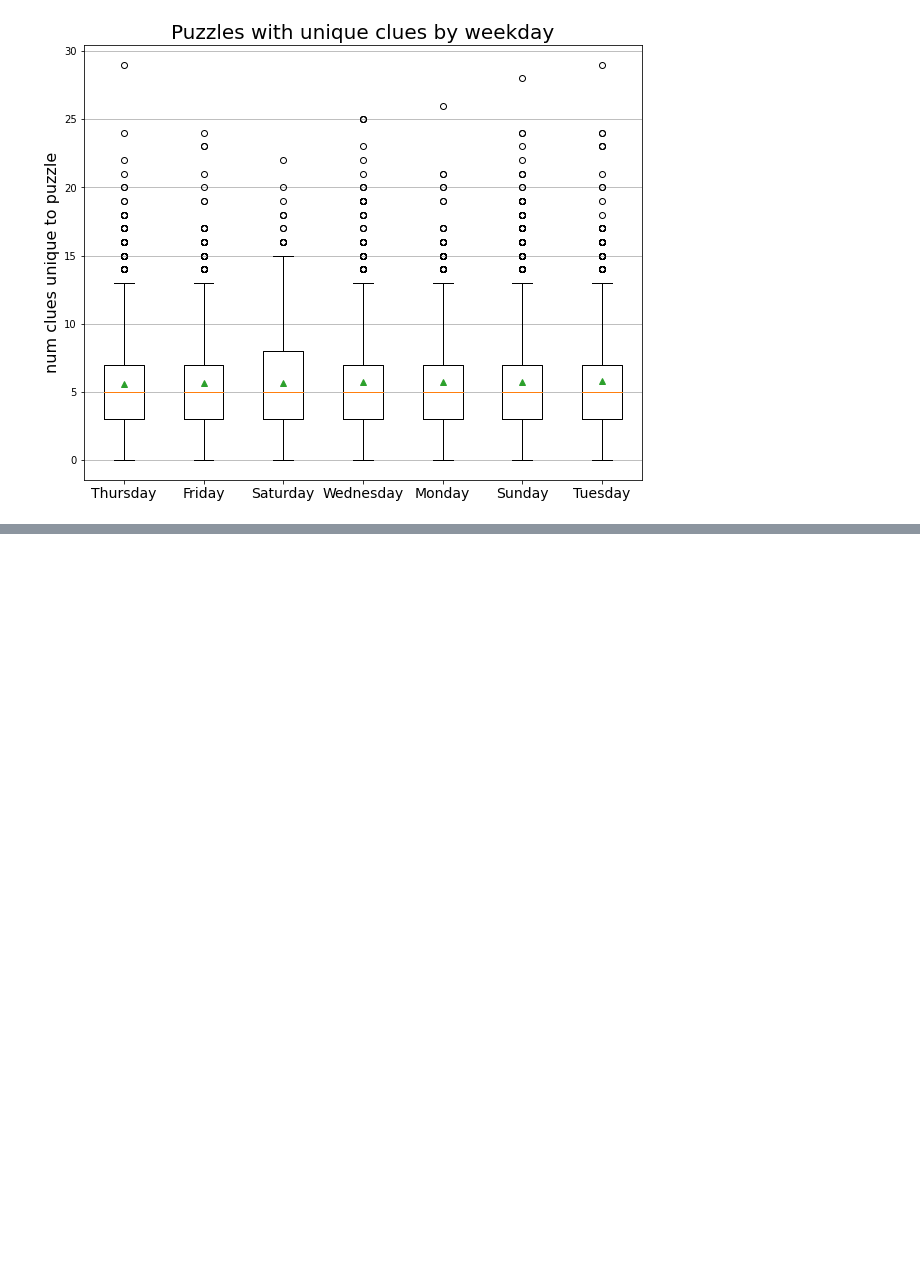
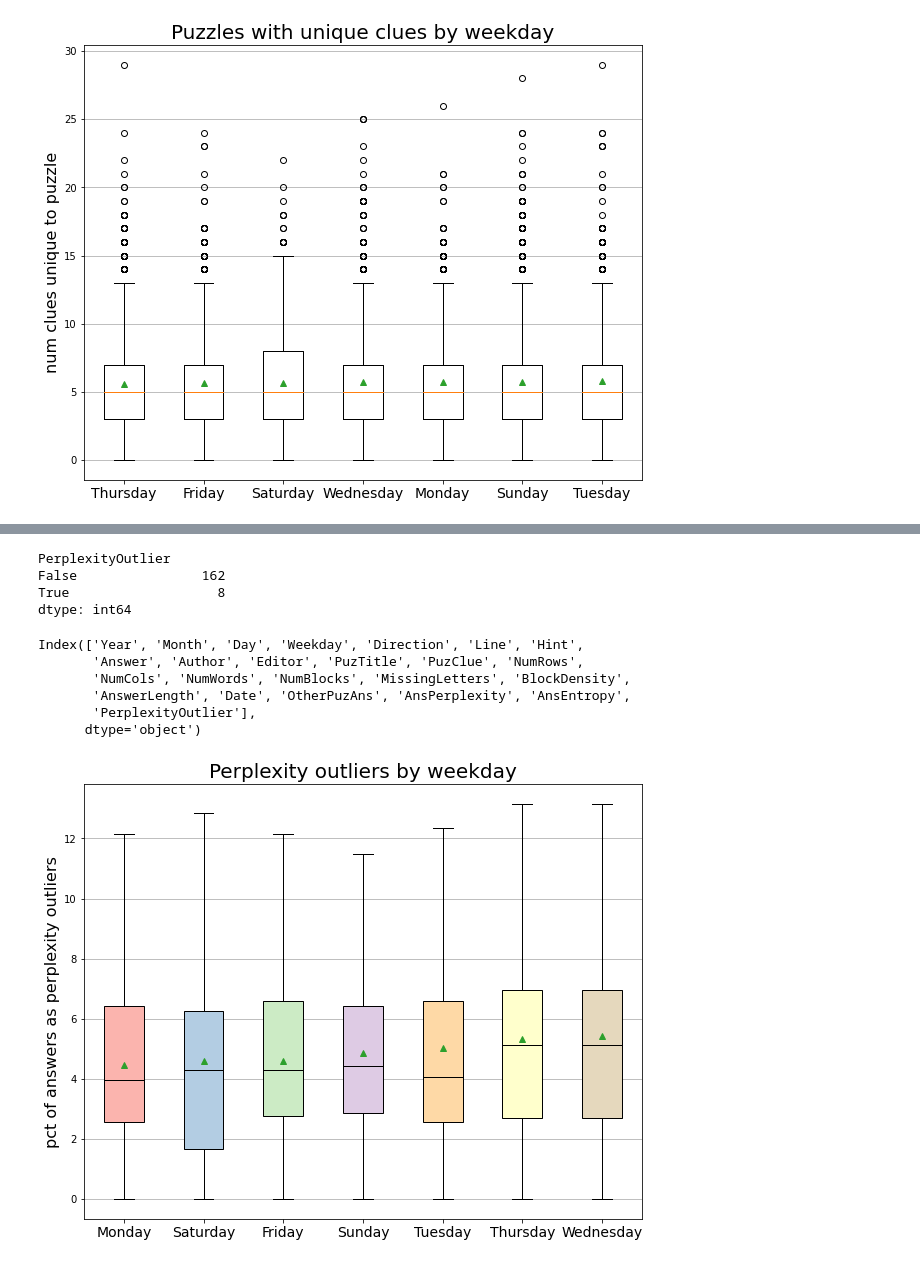
Before and after one commit to nickdanis/gorillawords, a Jupyter notebook: nick-exploratory.ipynb, the cells around one changed output, grey strips where cells are left out. Cells and saved outputs as stored; diff of their text form; code cells hidden in the pictures; blank space fills up the shorter version.

```diff
--- a/nick-exploratory.ipynb
+++ b/nick-exploratory.ipynb
@@ -402,0 +545,8 @@ plt.show()
+# %%
+Q1 = df_perplex['AnsPerplexity'].quantile(0.25)
+Q3 = df_perplex['AnsPerplexity'].quantile(0.75)
+IQR = Q3 - Q1
+cutoff = Q3 + 1.5 * IQR
+print(cutoff)
+
+df_perplex[['AnsPerplexity']].loc[df_perplex['AnsPerplexity'] > cutoff]
@@ -402,0 +568,2 @@ plt.show()
+# %%
+df_perplex['PerplexityOutlier'] = df_perplex['AnsPerplexity'].apply(lambda x: True if x > cutoff else False)
@@ -402,0 +581,40 @@ plt.show()
+# %%
+df_perplex.loc[df_perplex['Date'] == '1994-01-02'][['PerplexityOutlier']].value_counts()
+# %% [output]
+PerplexityOutlier
+False                162
+True                   8
+dtype: int64
+# %%
+df_perplex.columns
+# %% [output]
+Index(['Year', 'Month', 'Day', 'Weekday', 'Direction', 'Line', 'Hint',
+       'Answer', 'Author', 'Editor', 'PuzTitle', 'PuzClue', 'NumRows',
+       'NumCols', 'NumWords', 'NumBlocks', 'MissingLetters', 'BlockDensity',
+       'AnswerLength', 'Date', 'OtherPuzAns', 'AnsPerplexity', 'AnsEntropy',
+       'PerplexityOutlier'],
+      dtype='object')
+# %%
+perplex_pcts = df_perplex.groupby(['Date','Weekday']).agg({'PerplexityOutlier' : 'sum', 'NumWords' : "max"}).reset_index().copy()
+
+perplex_pcts['PctPerplex'] = perplex_pcts['PerplexityOutlier'] / perplex_pcts['NumWords'] * 100
+
+perplex_pct_data = perplex_pcts.groupby('Weekday')['PctPerplex'].agg([np.mean, list]).reset_index().sort_values('mean').copy()
+# %%
+# plot
+fig, ax = plt.subplots()
+fig.set_size_inches(10, 8)
+bplot = ax.boxplot(perplex_pct_data['list'],patch_artist=True, medianprops=dict(color='black'), showfliers=False, showmeans=True)
+ax.set_xticklabels(perplex_pct_data['Weekday'].tolist(),fontsize=14)
+ax.set_ylabel('pct of answers as perplexity outliers',fontsize=16)
+ax.set_title('Perplexity outliers by weekday',fontsize=20)
+ax.grid(True,axis='y')
+
+cmap = cm.get_cmap('Pastel1')
+
+for patch, color in zip(bplot['boxes'], cmap.colors):
+    patch.set_facecolor(color)
+#plt.savefig(fname="density")
+plt.show()
+# %% [output]
+[figure, added]
```
Also changed, not shown: parts of 37 cells of this notebook, 9 other files.
